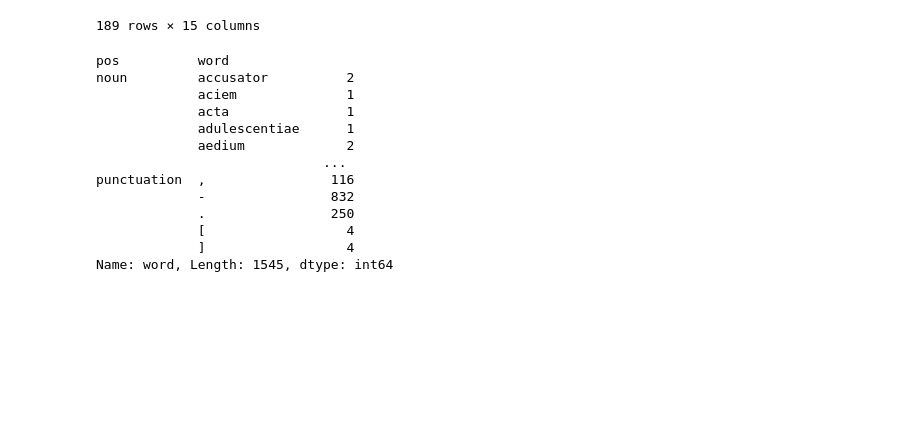
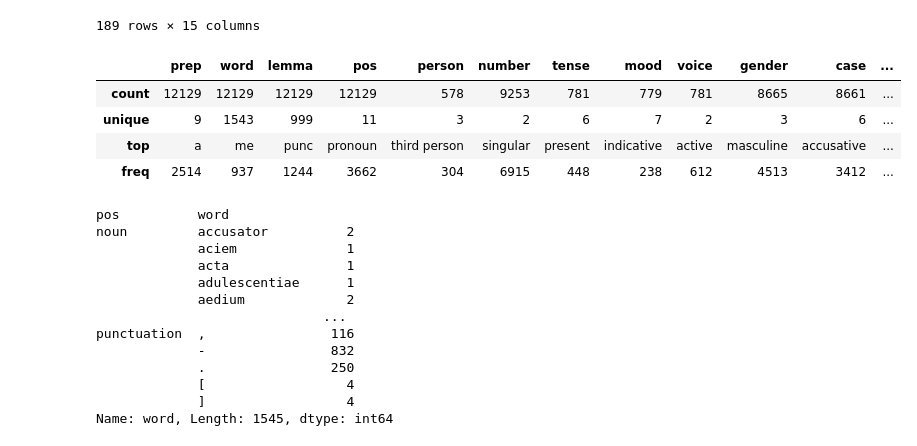
Before and after one commit to bamaxi/latin-project, a Jupyter notebook: main.ipynb, the cells around one changed output. Cells and saved outputs as stored; diff of their text form; code cells hidden in the pictures; blank space fills up the shorter version.

Commit message:
presentation

```diff
--- a/main.ipynb
+++ b/main.ipynb
@@ -402,6 +400,16 @@ df_full[df_full['title'] == 'Rerum Gestarum']
 | 187 | pro | sententia | sententia | noun | NaN | singular | NaN | NaN | NaN | feminine | nominative | ... |
 | 188 | de | diversis | diverto | participle | NaN | plural | perfect | participle | passive | feminine | dative | ... |
 189 rows × 15 columns
+# %%
+df_x = df_full[pd.notnull(df_full['pos'])]
+# %%
+df_x.describe()
+# %% [output]
+|  | prep | word | lemma | pos | person | number | tense | mood | voice | gender | case | ... |
+| count | 12129 | 12129 | 12129 | 12129 | 578 | 9253 | 781 | 779 | 781 | 8665 | 8661 | ... |
+| unique | 9 | 1543 | 999 | 11 | 3 | 2 | 6 | 7 | 2 | 3 | 6 | ... |
+| top | a | me | punc | pronoun | third person | singular | present | indicative | active | masculine | accusative | ... |
+| freq | 2514 | 937 | 1244 | 3662 | 304 | 6915 | 448 | 238 | 612 | 4513 | 3412 | ... |
 # %%
 df_full[['pos', 'word', 'lemma', 'sentence']].groupby(['pos', 'word'])['word'].count()
 # %% [output]
```
Also changed, not shown: parts of 17 cells of this notebook, 14 other files.
